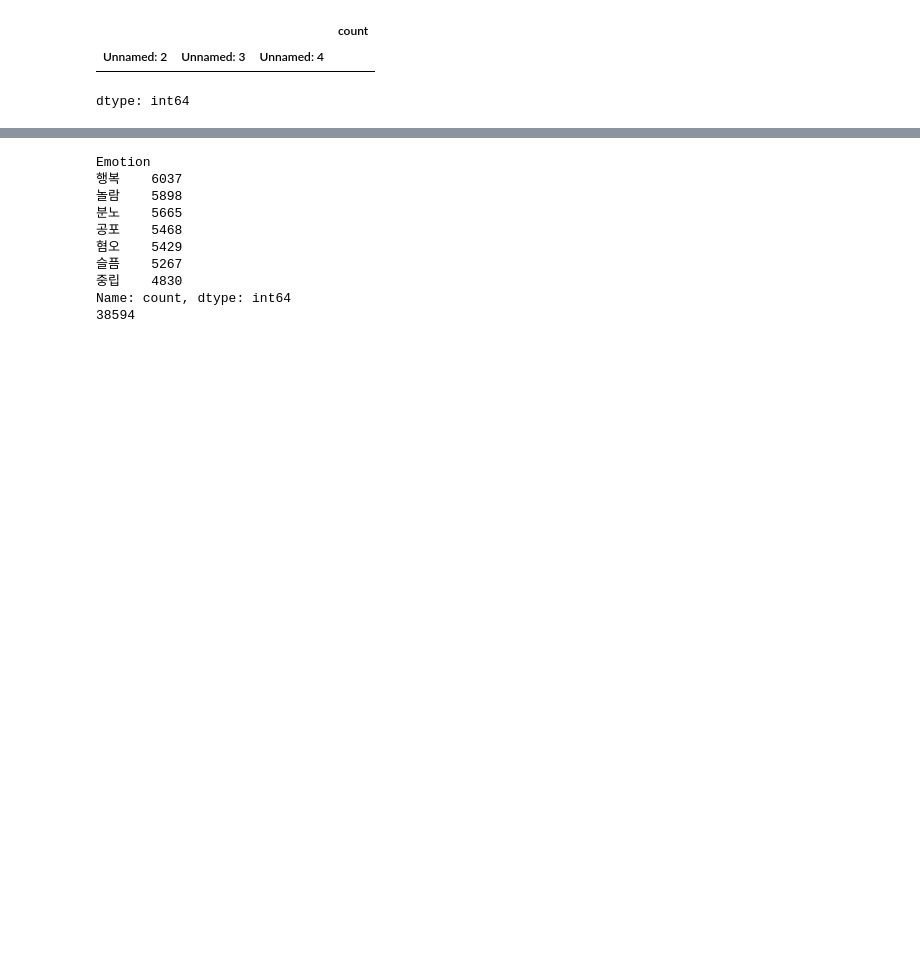
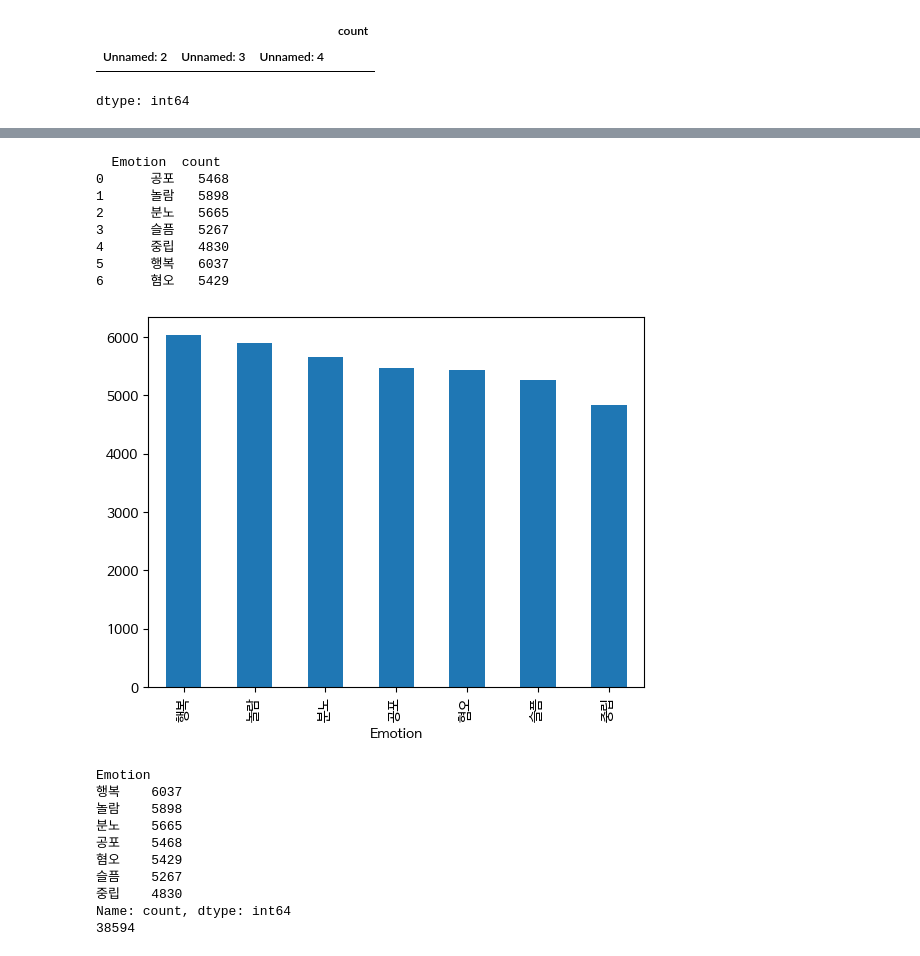
Before and after one commit to JinnieL/Sentiment_Analysis, a Jupyter notebook: 01_환경_설정_및_데이터_전처리.ipynb, the cells around one changed output, grey strips where cells are left out. Drawn from its saved outputs; the diff is of its cells as text; code cells hidden in the pictures; blank space fills up the shorter version.

```diff
--- a/01_환경_설정_및_데이터_전처리.ipynb
+++ b/01_환경_설정_및_데이터_전처리.ipynb
@@ -132,3 +217,17 @@ dtype: int64
+# %%
+# label 개수 비교
+sent_df['Emotion'].value_counts().plot(kind='bar')
+print(sent_df.groupby('Emotion').size().reset_index(name='count'))
+# %% [output]
+  Emotion  count
+0      공포   5468
+1      놀람   5898
+2      분노   5665
+3      슬픔   5267
+4      중립   4830
+5      행복   6037
+6      혐오   5429
+[figure, added]
 # %%
 print(sent_df['Emotion'].value_counts())
 print(sent_df['Emotion'].value_counts().sum())
```
Also changed, not shown: parts of 25 cells of this notebook.
